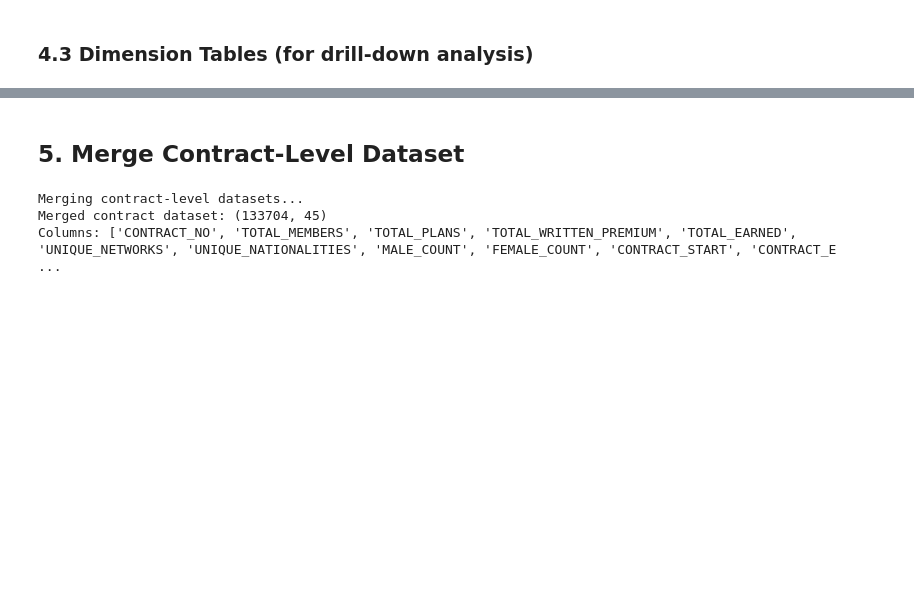
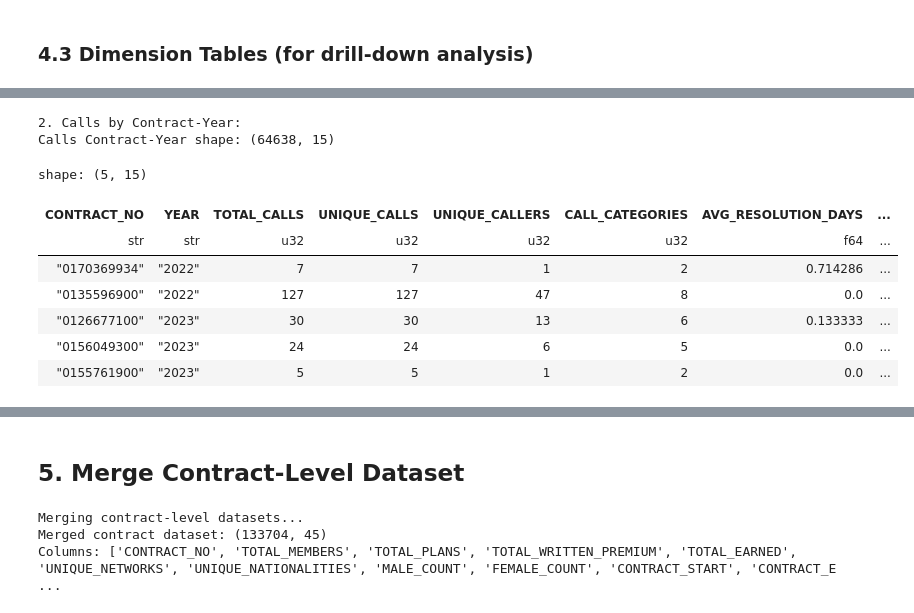
Before and after one commit to aqasemi/healthtrack, a Jupyter notebook: notebooks/01_Data_Exploration_Cleaning.ipynb, the cells around one changed output, grey strips where cells are left out. Drawn from its saved outputs; the diff is of its cells as text; code cells hidden in the pictures; blank space fills up the shorter version.

```diff
--- a/notebooks/01_Data_Exploration_Cleaning.ipynb
+++ b/notebooks/01_Data_Exploration_Cleaning.ipynb
@@ -781,0 +984,48 @@ shape: (5, 4)
+# %%
+# Calls aggregated by Contract + Year with seasonal features
+print('\n2. Calls by Contract-Year:')
+calls_contract_year = lf_calls.with_columns([
+    pl.col('CONT_YYMM').cast(pl.Utf8).str.slice(0, 4).alias('YEAR'),
+    pl.col('CRT_DATE').dt.month().alias('MONTH'),
+    pl.col('CRT_DATE').dt.quarter().alias('QUARTER'),
+    pl.col('CRT_DATE').dt.weekday().alias('WEEKDAY'),
+    # Time to resolution (if updated)
+    (pl.col('UPD_DATE') - pl.col('CRT_DATE')).dt.total_days().alias('RESOLUTION_DAYS'),
+]).group_by(['CONT_NO', 'YEAR']).agg([
+    # Volume
+    pl.len().alias('TOTAL_CALLS'),
+    pl.col('CALL_ID').n_unique().alias('UNIQUE_CALLS'),
+    pl.col('MBR_NO').n_unique().alias('UNIQUE_CALLERS'),
+    pl.col('CALL_CAT').n_unique().alias('CALL_CATEGORIES'),
+
+    # Resolution metrics
+    pl.col('RESOLUTION_DAYS').mean().alias('AVG_RESOLUTION_DAYS'),
+    pl.col('RESOLUTION_DAYS').median().alias('MEDIAN_RESOLUTION_DAYS'),
+
+    # Seasonal patterns
+    (pl.col('QUARTER') == 1).sum().alias('Q1_CALLS'),
+    (pl.col('QUARTER') == 2).sum().alias('Q2_CALLS'),
+    (pl.col('QUARTER') == 3).sum().alias('Q3_CALLS'),
+    (pl.col('QUARTER') == 4).sum().alias('Q4_CALLS'),
+
+    # Weekend vs weekday
+    (pl.col('WEEKDAY') >= 5).sum().alias('WEEKEND_CALLS'),
+    (pl.col('WEEKDAY') < 5).sum().alias('WEEKDAY_CALLS'),
+
+    # Active months
+    pl.col('MONTH').n_unique().alias('ACTIVE_CALL_MONTHS'),
+]).rename({'CONT_NO': 'CONTRACT_NO'}).collect()
+
+print(f'Calls Contract-Year shape: {calls_contract_year.shape}')
+display(calls_contract_year.head())
+# %% [output]
+2. Calls by Contract-Year:
+Calls Contract-Year shape: (64638, 15)
+shape: (5, 15)
+| CONTRACT_NO | YEAR | TOTAL_CALLS | UNIQUE_CALLS | UNIQUE_CALLERS | CALL_CATEGORIES | AVG_RESOLUTION_DAYS | ... |
+| str | str | u32 | u32 | u32 | u32 | f64 | ... |
+| "0170369934" | "2022" | 7 | 7 | 1 | 2 | 0.714286 | ... |
+| "0135596900" | "2022" | 127 | 127 | 47 | 8 | 0.0 | ... |
+| "0126677100" | "2023" | 30 | 30 | 13 | 6 | 0.133333 | ... |
+| "0156049300" | "2023" | 24 | 24 | 6 | 5 | 0.0 | ... |
+| "0155761900" | "2023" | 5 | 5 | 1 | 2 | 0.0 | ... |
```
Also changed, not shown: parts of 33 cells of this notebook, 1 other file.
